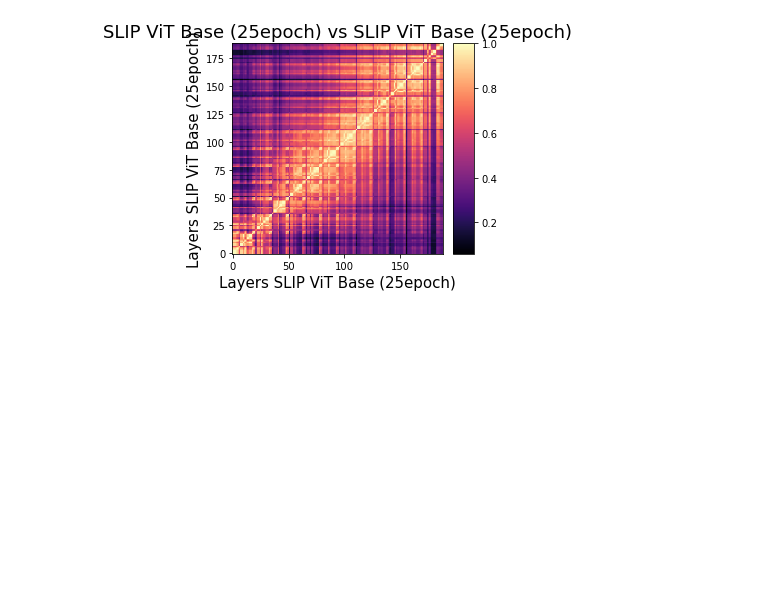
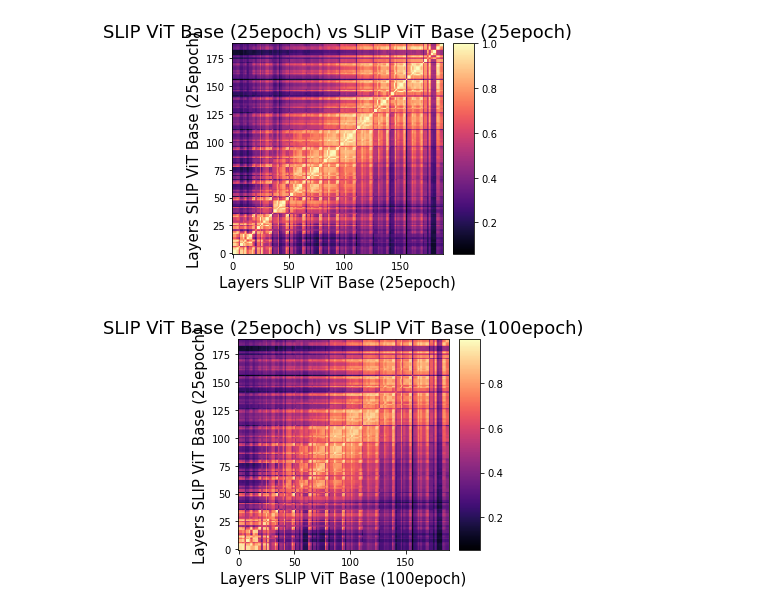
Before and after one commit to Pikus16/CKA_QuickAnalysis, a Jupyter notebook: SLIP_vs_CLIP.ipynb, the cells around one changed output. Cells and saved outputs as stored; diff of their text form; code cells hidden in the pictures; blank space fills up the shorter version.

Commit message:
Added a couple more slip comparisons

```diff
--- a/SLIP_vs_CLIP.ipynb
+++ b/SLIP_vs_CLIP.ipynb
@@ -92,3 +104,19 @@ results_same = cka_same.export()  # returns a dict that contains model names, la
 cka_same.plot_results()
 # %% [output]
 [figure]
+# %%
+slip_100 = load_model('vit_base_patch16_224','slip_base_100ep.pt')
+cka_slipepochs = CKA(slip, slip_100,
+          model1_name="SLIP ViT Base (25epoch)",   # good idea to provide names to avoid confusion
+          model2_name="SLIP ViT Base (100epoch)",
+          #model1_layers=layer_names_resnet18, # List of layers to extract features from
+          #model2_layers=layer_names_resnet34, # extracts all layer features by default
+          device='cuda')
+
+cka_slipepochs.compare(dataloader) # secondary dataloader is optional
+
+results_slipepochs = cka_slipepochs.export()  # returns a dict that contains model names, layer names
+                        # and the CKA matrix
+cka_slipepochs.plot_results()
+# %% [output]
+[figure, added]
```
Also changed, not shown: parts of 2 cells of this notebook.
